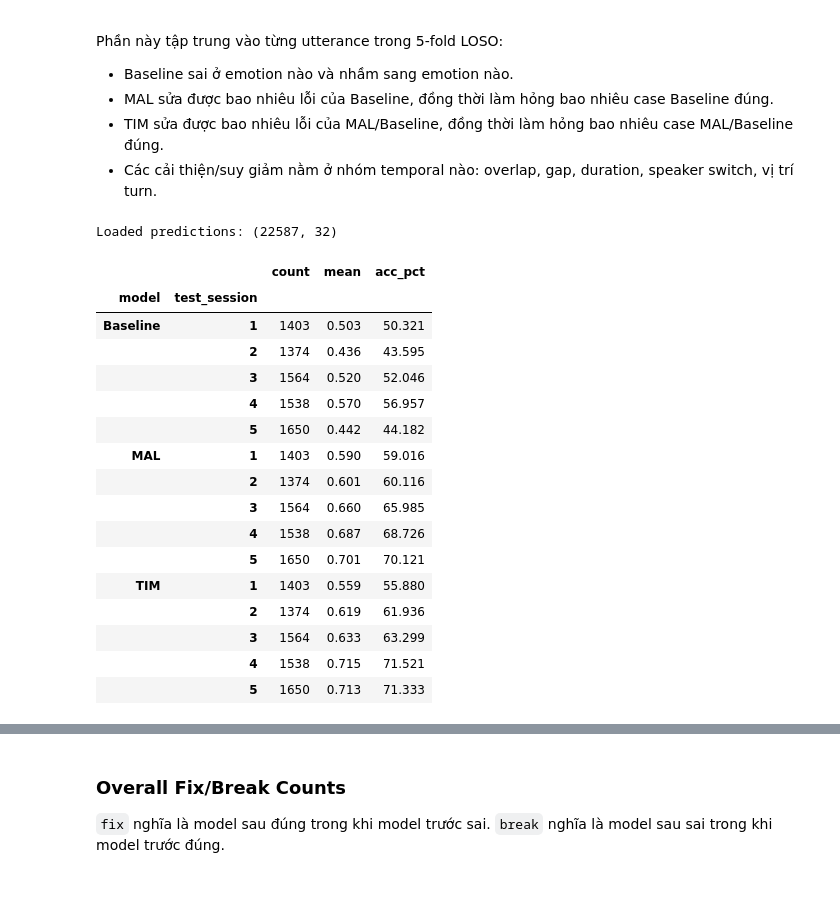
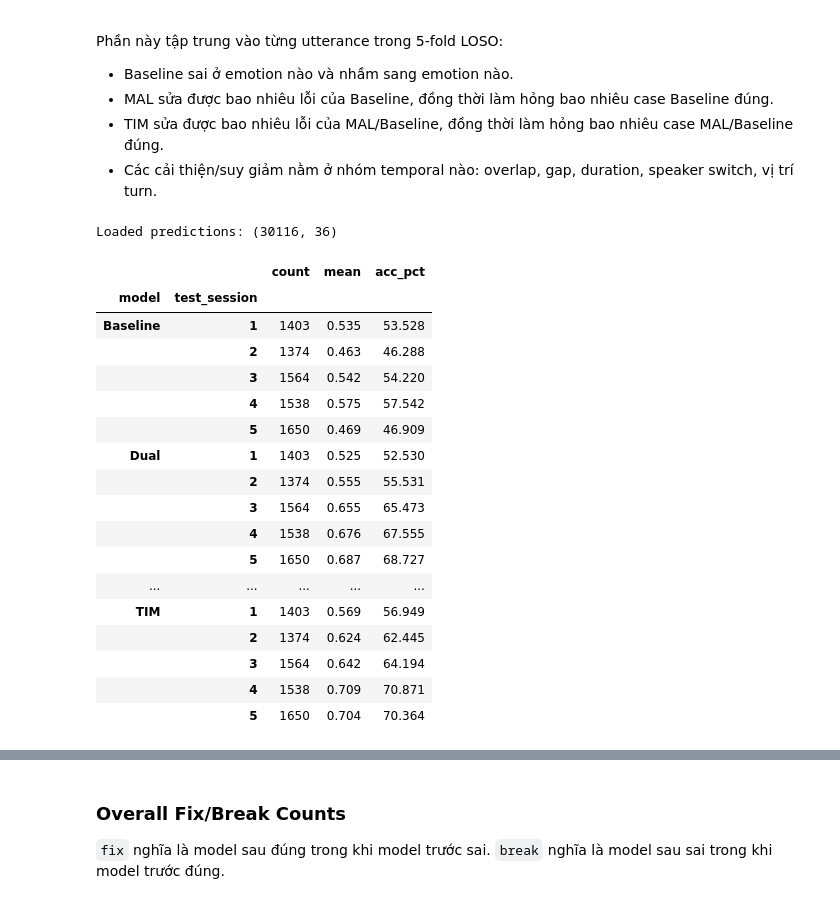
Before and after one commit to ngocbao220/conversational_ser, a Jupyter notebook: notebook/analyze_result.ipynb, the cells around one changed output, grey strips where cells are left out. Cells and saved outputs as stored; diff of their text form; code cells hidden in the pictures.

```diff
--- a/notebook/analyze_result.ipynb
+++ b/notebook/analyze_result.ipynb
@@ -125,7 +129,7 @@ def rows_from_cross_session_summary(path: Path, family: str, name: str) -> tuple
 ## Load LOSO Results
 # %%
 loso_summary_paths = sorted(
-    path for path in RESULTS_DIR.glob("wavlm_*_loso/cross_session/*/cross_session_summary.json")
+    path for path in RESULTS_DIR.glob("ablation_model_loso/wavlm_*/cross_session/*/cross_session_summary.json")
 )
 loso_aggregate_rows = []
 loso_fold_rows = []
@@ -161,0 +172,25 @@ Found LOSO summaries: 3
+# %%
+phase_metric_paths = sorted((RESULTS_DIR / "ablation_model_loso" / "wavlm_dual_branch").glob("cross_session/run_*/test_Ses*/phase_test_metrics.csv"))
+phase_rows = []
+for path in phase_metric_paths:
+    frame = pd.read_csv(path)
+    match = re.search(r"test_Ses(\d+)", str(path))
+    test_session = int(match.group(1)) if match else np.nan
+    frame.insert(0, "test_session", test_session)
+    frame["source_path"] = str(path)
+    phase_rows.append(frame)
+
+if phase_rows:
+    dual_phase_metrics = pd.concat(phase_rows, ignore_index=True)
+    dual_phase_metrics.to_csv(REPORT_DIR / "dual_branch_phase_loso_metrics.csv", index=False)
+    phase_summary = (
+        dual_phase_metrics
+        .groupby("phase")[["test_WA", "test_UA", "test_WF1", "test_Macro-F1"]]
+        .agg(["mean", "std"])
+    )
+    phase_summary.to_csv(REPORT_DIR / "dual_branch_phase_loso_summary.csv")
+    display(dual_phase_metrics[["test_session", "phase", "checkpoint_epoch", "validation_UA", "test_WA", "test_UA", "test_Macro-F1", "test_WF1"]])
+    display(phase_summary)
+else:
+    dual_phase_metrics = pd.DataFrame()
+    print("No dual-branch phase_test_metrics.csv files found under results/ablation_model_loso/wavlm_dual_branch")
@@ -230,7 +290,7 @@ for path in ablation_summary_paths:
     ablation_fold_rows.extend(folds)
 
 # Add full TIM LOSO as the reference row for comparison.
-tim_paths = [path for path in loso_summary_paths if "wavlm_tim_loso" in str(path)]
+tim_paths = [path for path in loso_summary_paths if "wavlm_tim_end2end" in str(path) or "wavlm_tim_loso" in str(path)]
 for path in tim_paths:
     aggregate, folds = rows_from_cross_session_summary(path, family="tim_ablation", name="tim_full")
     ablation_aggregate_rows.extend(aggregate)
@@ -396,9 +456,10 @@ ERROR_REPORT_DIR.mkdir(parents=True, exist_ok=True)
 ERROR_FIGURE_DIR.mkdir(parents=True, exist_ok=True)
 
 MODEL_RESULT_DIRS = {
-    'Baseline': RESULTS_DIR / 'wavlm_baseline_loso',
-    'MAL': RESULTS_DIR / 'wavlm_mal_loso',
-    'TIM': RESULTS_DIR / 'wavlm_tim_loso',
+    'Baseline': RESULTS_DIR / 'ablation_model_loso' / 'wavlm_baseline',
+    'MAL': RESULTS_DIR / 'ablation_model_loso' / 'wavlm_mal',
+    'TIM': RESULTS_DIR / 'ablation_model_loso' / 'wavlm_tim_end2end',
+    'Dual': RESULTS_DIR / 'ablation_model_loso' / 'wavlm_dual_branch',
 }
 
 TEMPORAL_COLUMNS = [
@@ -419,49 +480,50 @@ def latest_cross_session_run(model_dir: Path) -> Path:
 
 def load_model_predictions(model_name: str, model_dir: Path) -> pd.DataFrame:
     run_dir = latest_cross_session_run(model_dir)
     frames = []
     for pred_path in sorted(run_dir.glob('test_Ses*/predictions.csv')):
         frame = pd.read_csv(pred_path)
         match = re.search(r'test_Ses(\d+)', str(pred_path))
         test_session = int(match.group(1)) if match else np.nan
         frame['test_session'] = test_session
         frame['model'] = model_name
         frame['source_path'] = str(pred_path)
         frames.append(frame)
     if not frames:
         raise FileNotFoundError(f'No predictions.csv files found under {run_dir}')
     out = pd.concat(frames, ignore_index=True)
     out['correct'] = out['gold_label'].eq(out['pred_label'])
     out['confidence'] = out[PROB_COLUMNS].max(axis=1)
     return out
 
 pred_long = pd.concat(
     [load_model_predictions(name, path) for name, path in MODEL_RESULT_DIRS.items()],
     ignore_index=True,
 )
 pred_long.to_csv(ERROR_REPORT_DIR / 'loso_predictions_long.csv', index=False)
 
 print('Loaded predictions:', pred_long.shape)
 display(pred_long.groupby(['model', 'test_session'])['correct'].agg(['count', 'mean']).assign(acc_pct=lambda x: x['mean'] * 100).round(3))
 # %% [output]
-Loaded predictions: (22587, 32)
+Loaded predictions: (30116, 36)
 |  |  | count | mean | acc_pct |
 | model | test_session |  |  |  |
-| Baseline | 1 | 1403 | 0.503 | 50.321 |
-|  | 2 | 1374 | 0.436 | 43.595 |
-|  | 3 | 1564 | 0.520 | 52.046 |
-|  | 4 | 1538 | 0.570 | 56.957 |
-|  | 5 | 1650 | 0.442 | 44.182 |
-| MAL | 1 | 1403 | 0.590 | 59.016 |
-|  | 2 | 1374 | 0.601 | 60.116 |
-|  | 3 | 1564 | 0.660 | 65.985 |
-|  | 4 | 1538 | 0.687 | 68.726 |
-|  | 5 | 1650 | 0.701 | 70.121 |
-| TIM | 1 | 1403 | 0.559 | 55.880 |
-|  | 2 | 1374 | 0.619 | 61.936 |
-|  | 3 | 1564 | 0.633 | 63.299 |
-|  | 4 | 1538 | 0.715 | 71.521 |
-|  | 5 | 1650 | 0.713 | 71.333 |
+| Baseline | 1 | 1403 | 0.535 | 53.528 |
+|  | 2 | 1374 | 0.463 | 46.288 |
+|  | 3 | 1564 | 0.542 | 54.220 |
+|  | 4 | 1538 | 0.575 | 57.542 |
+|  | 5 | 1650 | 0.469 | 46.909 |
+| Dual | 1 | 1403 | 0.525 | 52.530 |
+|  | 2 | 1374 | 0.555 | 55.531 |
+|  | 3 | 1564 | 0.655 | 65.473 |
+|  | 4 | 1538 | 0.676 | 67.555 |
+|  | 5 | 1650 | 0.687 | 68.727 |
+| ... | ... | ... | ... | ... |
+| TIM | 1 | 1403 | 0.569 | 56.949 |
+|  | 2 | 1374 | 0.624 | 62.445 |
+|  | 3 | 1564 | 0.642 | 64.194 |
+|  | 4 | 1538 | 0.709 | 70.871 |
+|  | 5 | 1650 | 0.704 | 70.364 |
 # %%
 def model_slice(frame: pd.DataFrame, model_name: str) -> pd.DataFrame:
     cols = [
```
Also changed, not shown: parts of 26 cells of this notebook, 2 other files.
